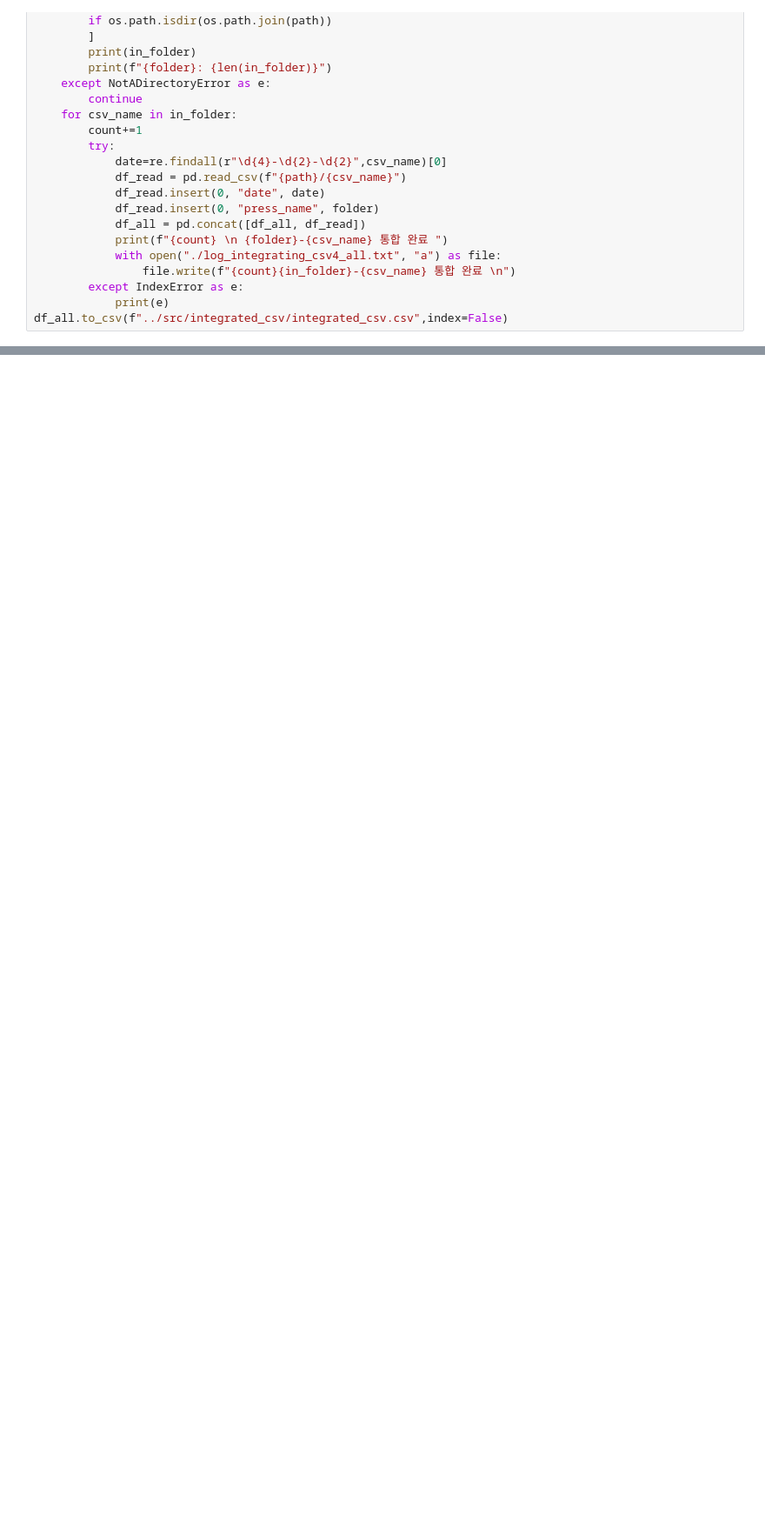
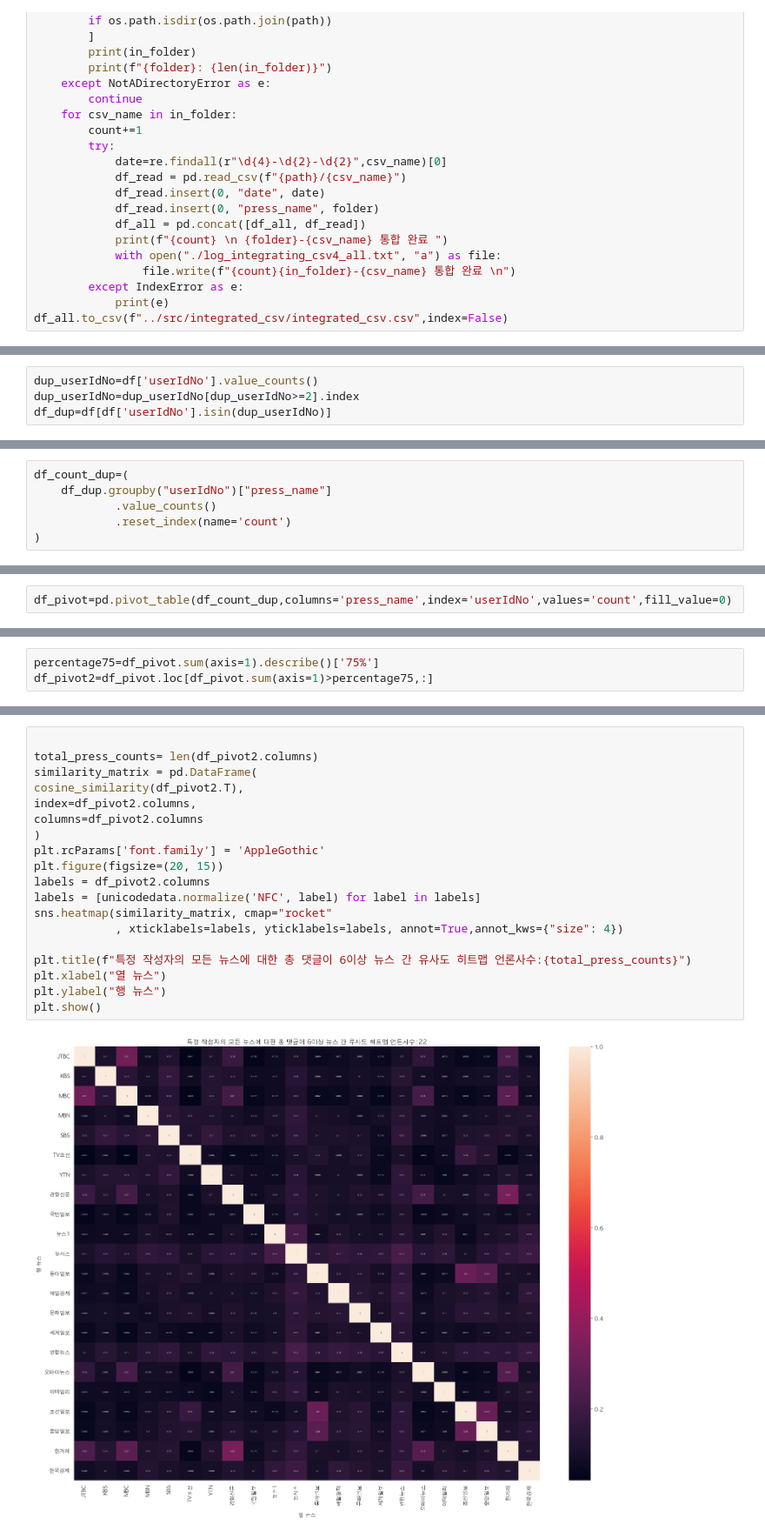
Before and after one commit to Esperise/PDA-25-1, a Jupyter notebook: PDA_newsCommentsAnalysis/code/code_notebook.ipynb, the cells around one changed output, grey strips where cells are left out. Shown at 87% size. Drawn from its saved outputs; the diff is of its cells as text; blank space fills up the shorter version.

```diff
--- a/PDA_newsCommentsAnalysis/code/code_notebook.ipynb
+++ b/PDA_newsCommentsAnalysis/code/code_notebook.ipynb
@@ -488,0 +537,4 @@ df_all.to_csv(f"../src/integrated_csv/integrated_csv.csv",index=False)
+# %%
+dup_userIdNo=df['userIdNo'].value_counts()
+dup_userIdNo=dup_userIdNo[dup_userIdNo>=2].index
+df_dup=df[df['userIdNo'].isin(dup_userIdNo)]
@@ -488,0 +557,6 @@ df_all.to_csv(f"../src/integrated_csv/integrated_csv.csv",index=False)
+# %%
+df_count_dup=(
+    df_dup.groupby("userIdNo")["press_name"]
+            .value_counts()
+            .reset_index(name='count')
+)
@@ -488,0 +579,2 @@ df_all.to_csv(f"../src/integrated_csv/integrated_csv.csv",index=False)
+# %%
+df_pivot=pd.pivot_table(df_count_dup,columns='press_name',index='userIdNo',values='count',fill_value=0)
@@ -488,0 +614,3 @@ df_all.to_csv(f"../src/integrated_csv/integrated_csv.csv",index=False)
+# %%
+percentage75=df_pivot.sum(axis=1).describe()['75%']
+df_pivot2=df_pivot.loc[df_pivot.sum(axis=1)>percentage75,:]
@@ -488,0 +634,21 @@ df_all.to_csv(f"../src/integrated_csv/integrated_csv.csv",index=False)
+# %%
+
+total_press_counts= len(df_pivot2.columns)
+similarity_matrix = pd.DataFrame(
+cosine_similarity(df_pivot2.T),
+index=df_pivot2.columns,
+columns=df_pivot2.columns
+)
+plt.rcParams['font.family'] = 'AppleGothic'
+plt.figure(figsize=(20, 15))
+labels = df_pivot2.columns
+labels = [unicodedata.normalize('NFC', label) for label in labels]
+sns.heatmap(similarity_matrix, cmap="rocket"
+            , xticklabels=labels, yticklabels=labels, annot=True,annot_kws={"size": 4})
+
+plt.title(f"특정 작성자의 모든 뉴스에 대한 총 댓글이 6이상 뉴스 간 유사도 히트맵 언론사수:{total_press_counts}")
+plt.xlabel("열 뉴스")
+plt.ylabel("행 뉴스")
+plt.show()
+# %% [output]
+[figure, added]
```
Also changed, not shown: parts of 24 cells of this notebook, 2 other files.
